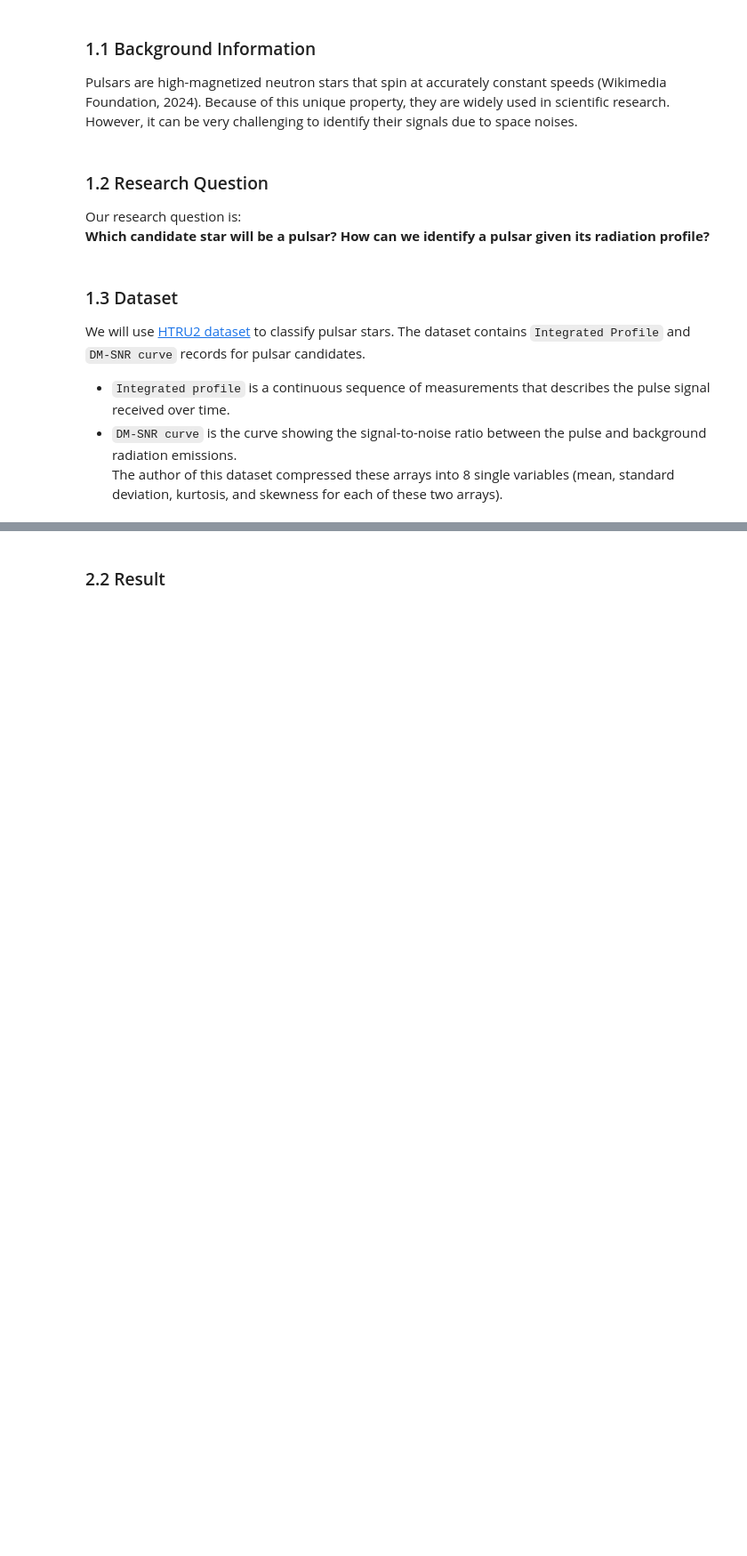
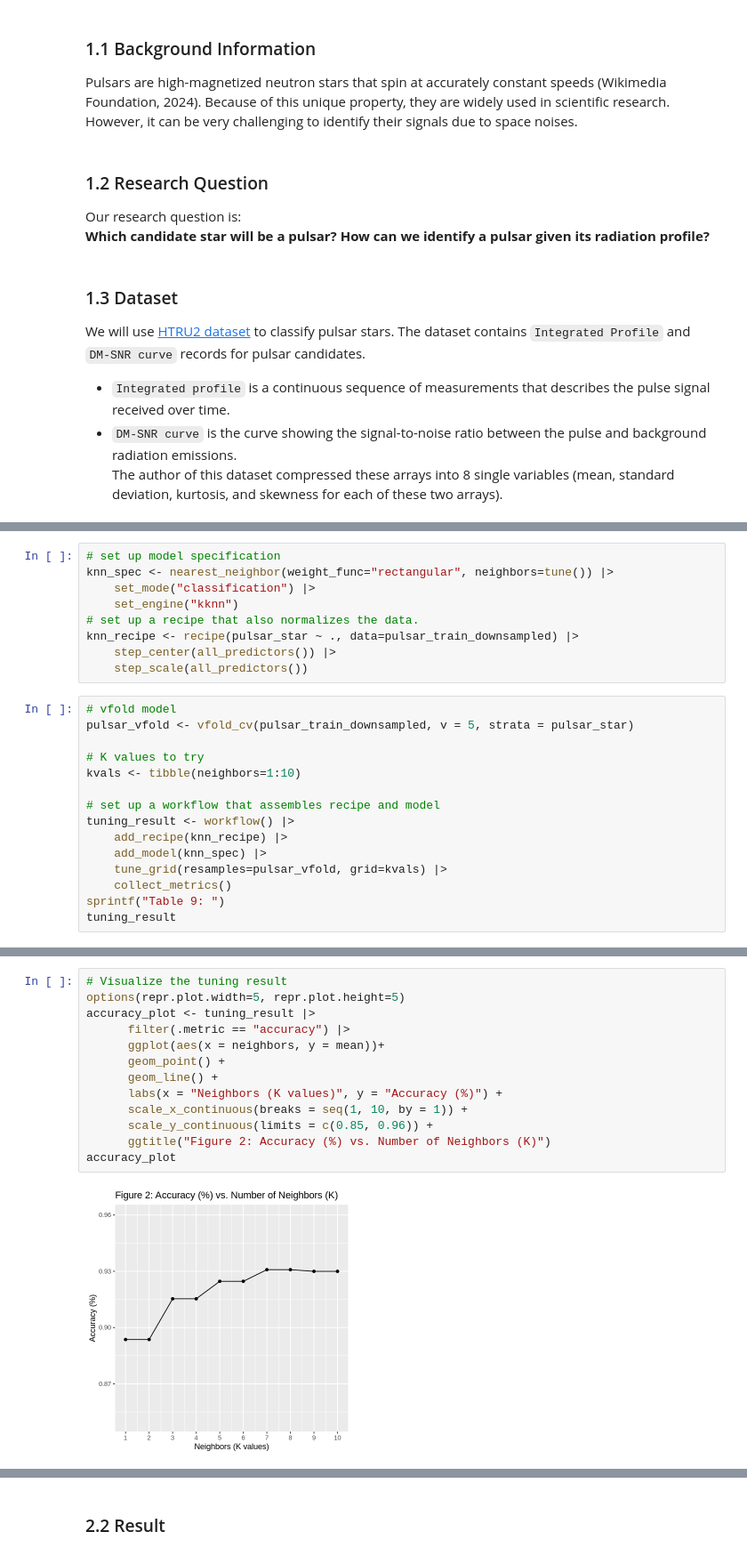
Before and after one commit to Lmh-java/dsci-100-2023w2-group-034, a Jupyter notebook: group_report.ipynb, the cells around one changed output, grey strips where cells are left out. Shown at 89% size. Saved outputs shown, nothing was run; the diff lists cells and outputs as text; blank space fills up the shorter version.

```diff
--- a/group_report.ipynb
+++ b/group_report.ipynb
@@ -28,0 +264,24 @@ The author of this dataset compressed these arrays into 8 single variables (mean
+# %%
+# set up model specification
+knn_spec <- nearest_neighbor(weight_func="rectangular", neighbors=tune()) |>
+    set_mode("classification") |>
+    set_engine("kknn")
+# set up a recipe that also normalizes the data.
+knn_recipe <- recipe(pulsar_star ~ ., data=pulsar_train_downsampled) |>
+    step_center(all_predictors()) |>
+    step_scale(all_predictors())
+# %%
+# vfold model
+pulsar_vfold <- vfold_cv(pulsar_train_downsampled, v = 5, strata = pulsar_star)
+
+# K values to try
+kvals <- tibble(neighbors=1:10)
+
+# set up a workflow that assembles recipe and model
+tuning_result <- workflow() |>
+    add_recipe(knn_recipe) |>
+    add_model(knn_spec) |>
+    tune_grid(resamples=pulsar_vfold, grid=kvals) |>
+    collect_metrics()
+sprintf("Table 9: ")
+tuning_result
@@ -28,0 +308,15 @@ The author of this dataset compressed these arrays into 8 single variables (mean
+# %%
+# Visualize the tuning result
+options(repr.plot.width=5, repr.plot.height=5)
+accuracy_plot <- tuning_result |>
+      filter(.metric == "accuracy") |>
+      ggplot(aes(x = neighbors, y = mean))+
+      geom_point() +
+      geom_line() +
+      labs(x = "Neighbors (K values)", y = "Accuracy (%)") +
+      scale_x_continuous(breaks = seq(1, 10, by = 1)) +
+      scale_y_continuous(limits = c(0.85, 0.96)) +
+      ggtitle("Figure 2: Accuracy (%) vs. Number of Neighbors (K)")
+accuracy_plot
+# %% [output]
+[figure, added]
```
Also changed, not shown: parts of 31 cells of this notebook.
